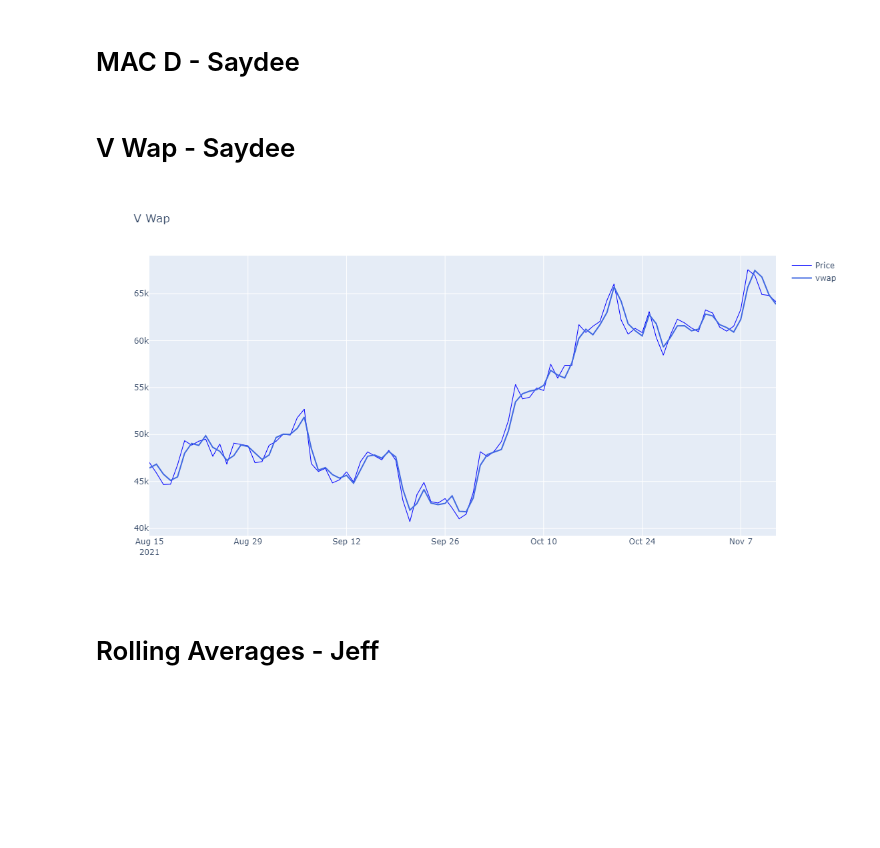
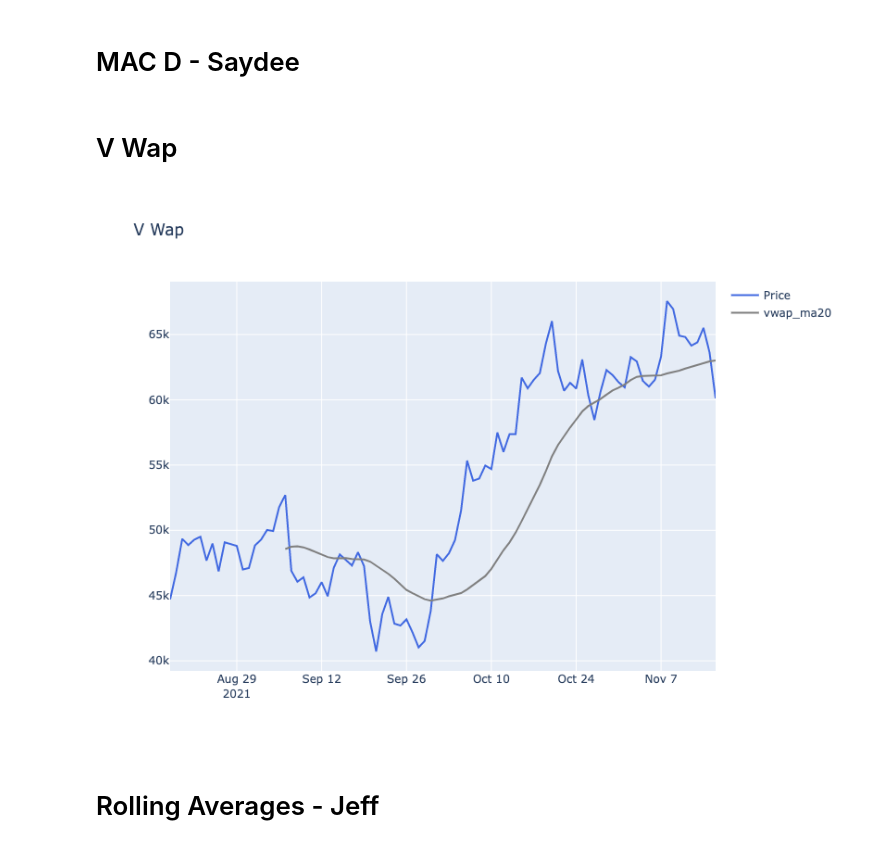
Before and after one commit to jeffreycfwang/p1t3, a Jupyter notebook: V_Wap.ipynb, the cells around one changed output. Drawn from its saved outputs; the diff is of its cells as text; code cells hidden in the pictures; blank space fills up the shorter version.

Commit message:
updated vwap

```diff
--- a/V_Wap.ipynb
+++ b/V_Wap.ipynb
@@ -88,36 +88,46 @@ Name: close, Length: 90, dtype: float64
 # %% [markdown]
 # MAC D - Saydee
 # %% [markdown]
-# V Wap - Saydee
+# V Wap
 # %%
 # Volume Weighted Average Price: Ratio of total value traded diveded by the total volume traded
 # Create dataframe to work with
 vwap_df = asset_data_df
 vwap_df = vwap_df.set_index(pd.DatetimeIndex(vwap_df['date']))
 
+vwap_df["price_ma30"] = vwap_df["close"].rolling(window=30).mean()
+vwap_df["vwap_ma20"] = vwap_df["vwap"].rolling(window=20).mean()
+
+# vwap_df["price_ma30"]
+
+
+# CANDLE STICK
 # fig_vwap = go.Figure(data=[go.Candlestick(x=vwap_df.index,
 #                 open=vwap_df['open'],
 #                 high=vwap_df['high'],
 #                 low=vwap_df['low'],
 #                 close=vwap_df['close'],name='BTC')])
+
+
+# LINE
 fig_vwap = make_subplots(rows=1, cols=1)
-fig_vwap.add_trace(go.Scatter(x=vwap_df.index, y= vwap_df['close'], line=dict (color='blue', width=1), name = 'Price'), col=1, row=1)
+fig_vwap.add_trace(go.Scatter(x=vwap_df.index, y= vwap_df["close"], line=dict (color='royalblue', width=2), name = 'Price'), col=1, row=1)
 
 fig_vwap.add_trace(go.Scatter(
     x=vwap_df.index,
-    y=vwap_df['vwap'],
+    y=vwap_df['vwap_ma20'],
     mode='lines',
-    name='vwap',
-    line=dict(color='royalblue',width=2)
+    name='vwap_ma20',
+    line=dict(color='grey',width=2)
 ))
 
 fig_vwap.update_layout(
     height=600,
     title = 'V Wap'
 )
 fig_vwap.show()
 # %% [output]
-[figure, old version]
+[figure, new version]
 # %% [markdown]
 # Rolling Averages - Jeff
 # %% [markdown]
```
Also changed, not shown: parts of 4 cells of this notebook, 2 other files.
